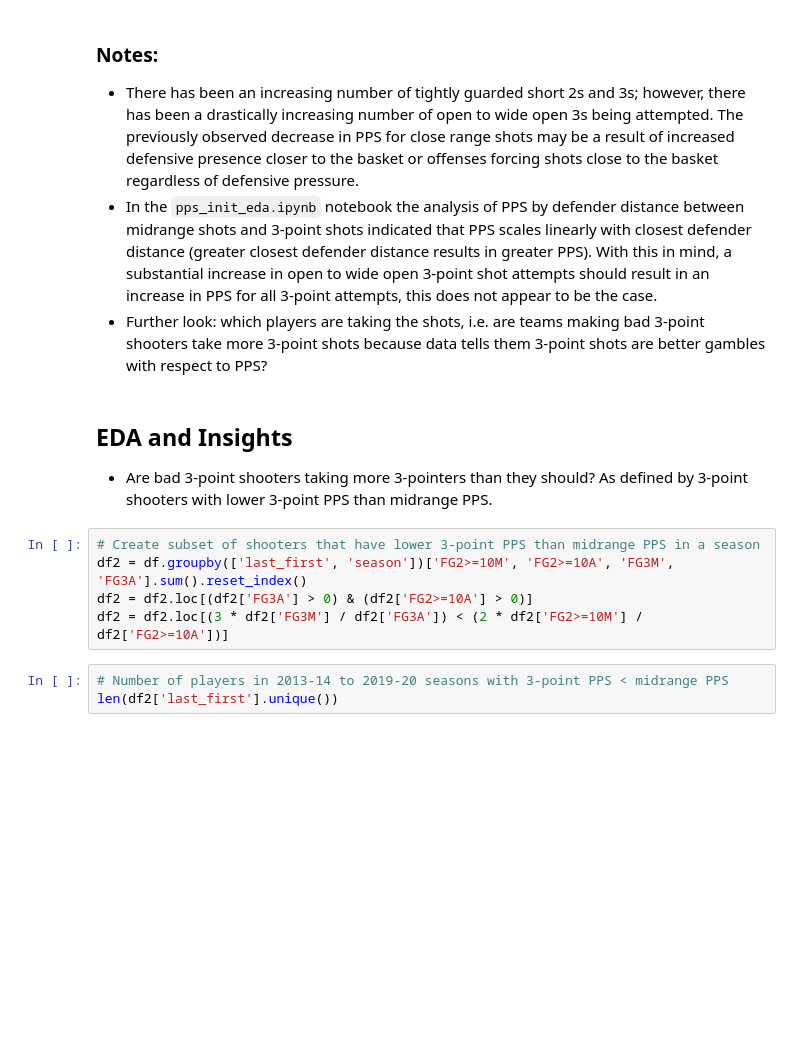
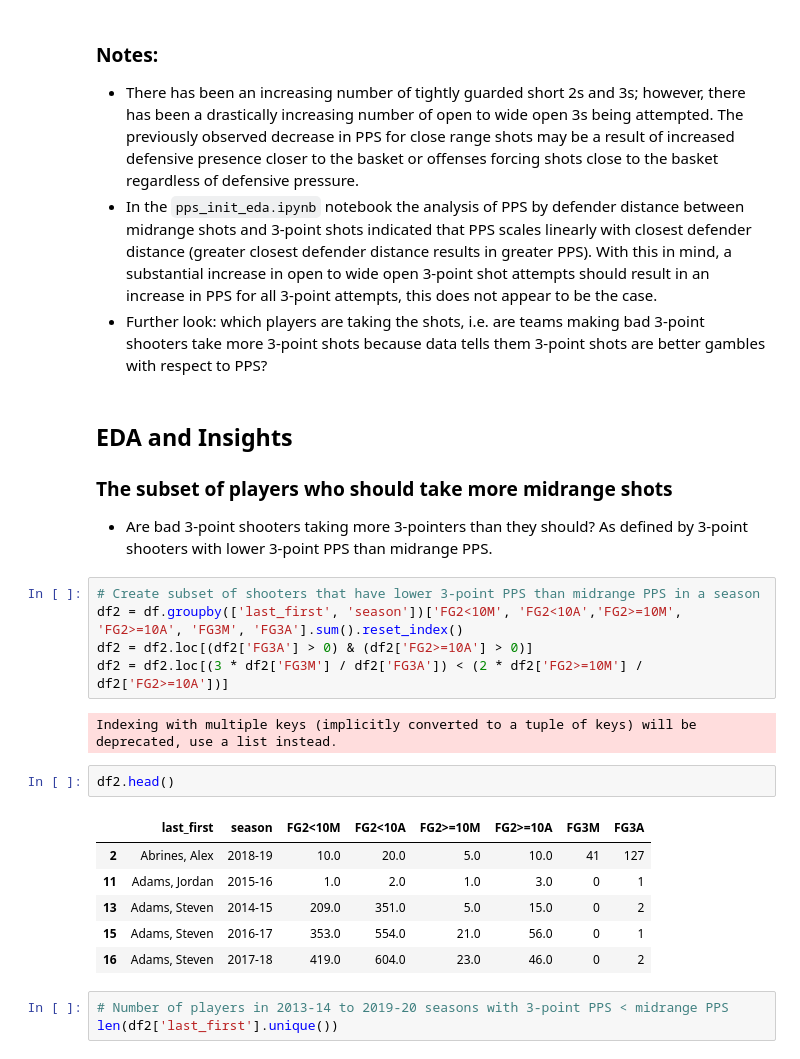
Before and after one commit to wplam107/nba_player_pos, a Jupyter notebook: notebooks/pps_seasons.ipynb, the cells around one changed output. Cells and saved outputs as stored; diff of their text form; blank space fills up the shorter version.

```diff
--- a/notebooks/pps_seasons.ipynb
+++ b/notebooks/pps_seasons.ipynb
@@ -247,12 +247,24 @@ plt.show()
 - Further look: which players are taking the shots, i.e. are teams making bad 3-point shooters take more 3-point shots because data tells them 3-point shots are better gambles with respect to PPS?
 # %% [markdown]
 ## EDA and Insights
+### The subset of players who should take more midrange shots
 - Are bad 3-point shooters taking more 3-pointers than they should?  As defined by 3-point shooters with lower 3-point PPS than midrange PPS.
 # %%
 # Create subset of shooters that have lower 3-point PPS than midrange PPS in a season
-df2 = df.groupby(['last_first', 'season'])['FG2>=10M', 'FG2>=10A', 'FG3M', 'FG3A'].sum().reset_index()
+df2 = df.groupby(['last_first', 'season'])['FG2<10M', 'FG2<10A','FG2>=10M', 'FG2>=10A', 'FG3M', 'FG3A'].sum().reset_index()
 df2 = df2.loc[(df2['FG3A'] > 0) & (df2['FG2>=10A'] > 0)]
 df2 = df2.loc[(3 * df2['FG3M'] / df2['FG3A']) < (2 * df2['FG2>=10M'] / df2['FG2>=10A'])]
+# %% [output]
+Indexing with multiple keys (implicitly converted to a tuple of keys) will be deprecated, use a list instead.
+# %%
+df2.head()
+# %% [output]
+|  | last_first | season | FG2<10M | FG2<10A | FG2>=10M | FG2>=10A | FG3M | FG3A |
+| 2 | Abrines, Alex | 2018-19 | 10.0 | 20.0 | 5.0 | 10.0 | 41 | 127 |
+| 11 | Adams, Jordan | 2015-16 | 1.0 | 2.0 | 1.0 | 3.0 | 0 | 1 |
+| 13 | Adams, Steven | 2014-15 | 209.0 | 351.0 | 5.0 | 15.0 | 0 | 2 |
+| 15 | Adams, Steven | 2016-17 | 353.0 | 554.0 | 21.0 | 56.0 | 0 | 1 |
+| 16 | Adams, Steven | 2017-18 | 419.0 | 604.0 | 23.0 | 46.0 | 0 | 2 |
 # %%
 # Number of players in 2013-14 to 2019-20 seasons with 3-point PPS < midrange PPS
 len(df2['last_first'].unique())
```
Also changed, not shown: parts of 27 cells of this notebook.
